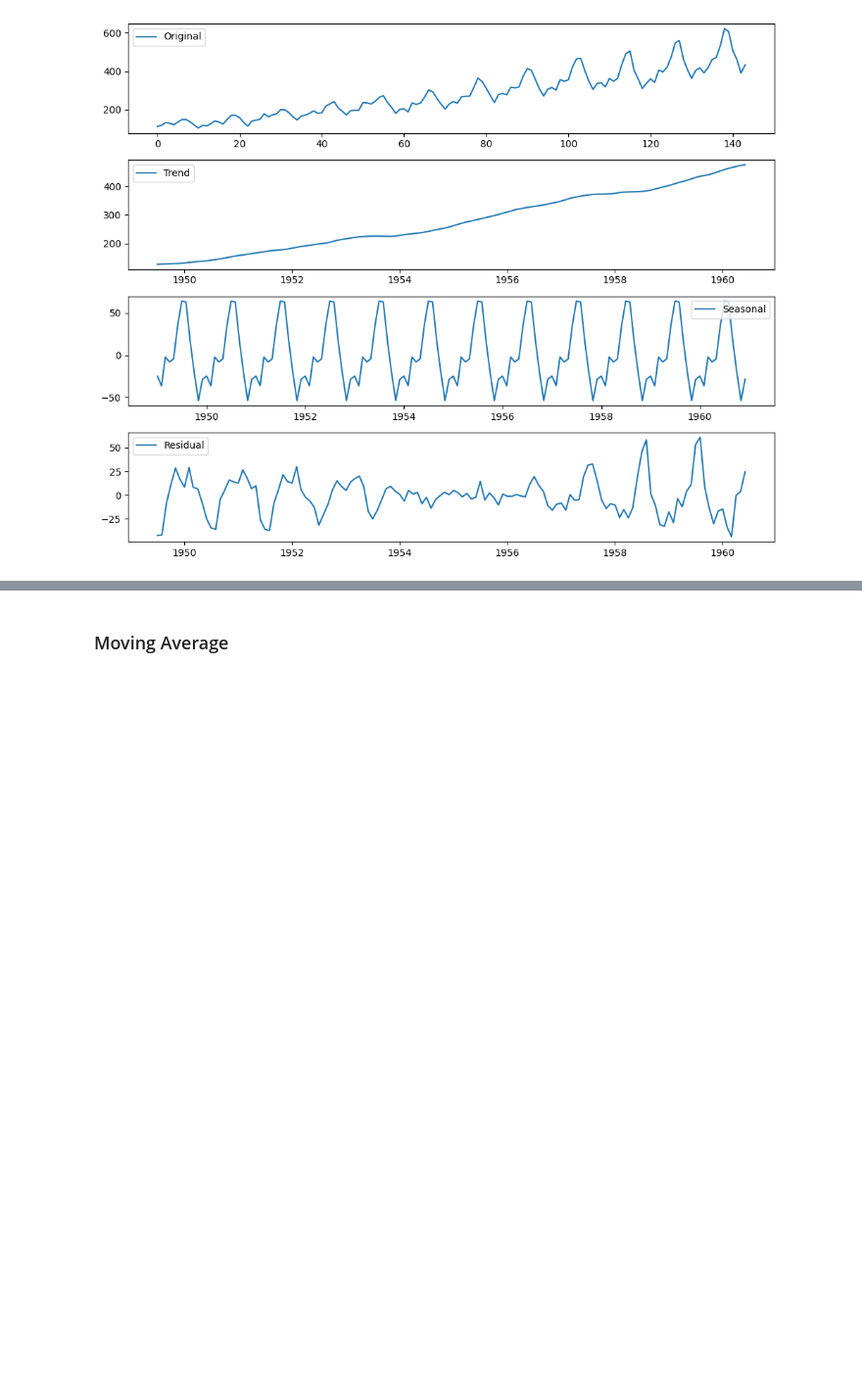
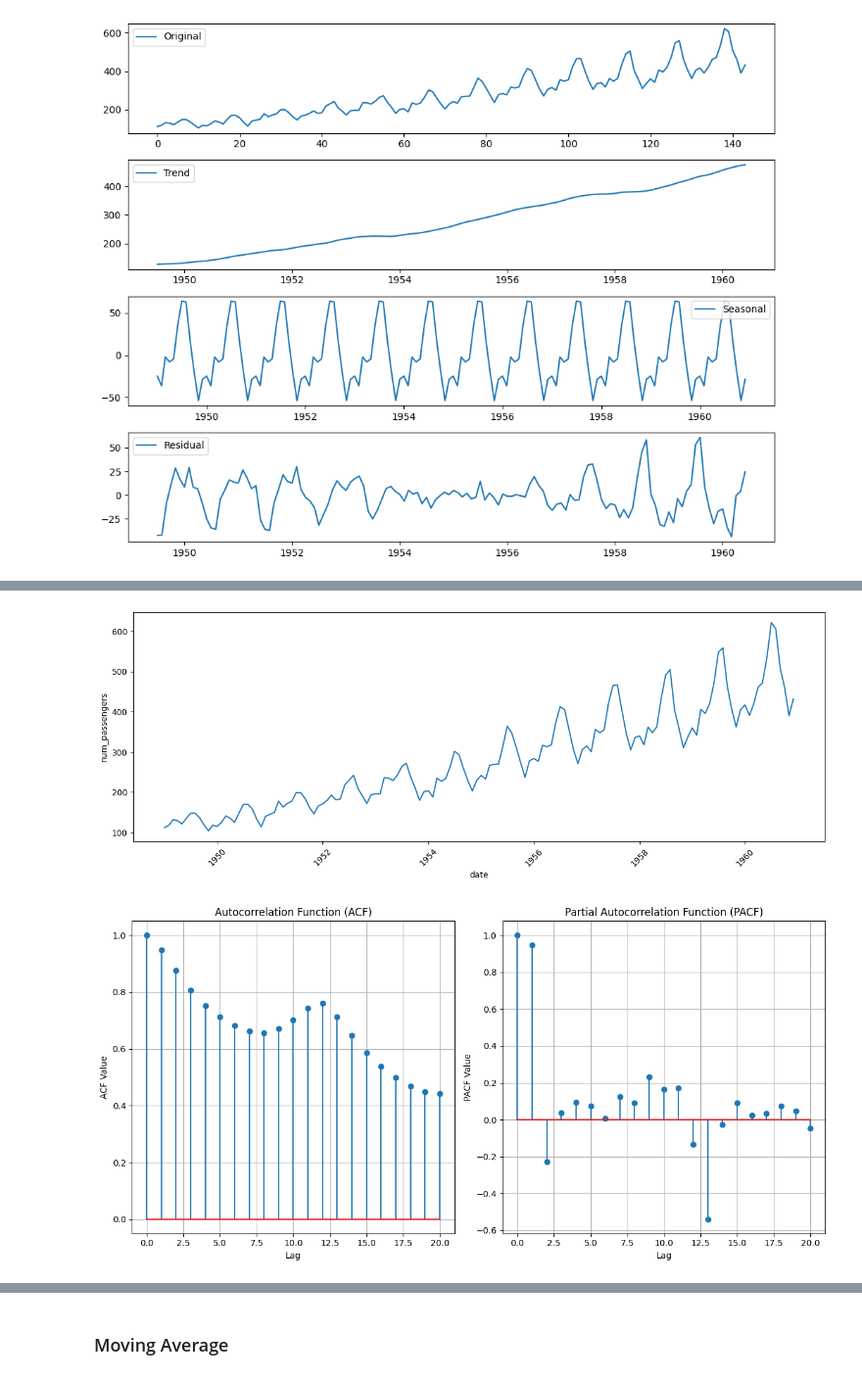
Before and after one commit to mcachosoblechero/DataHour-Intro-Time-Series, a Jupyter notebook: A-gentle-intro-to-time-series.ipynb, the cells around one changed output, grey strips where cells are left out. Shown at 98% size. Saved outputs shown, nothing was run; the diff lists cells and outputs as text; code cells hidden in the pictures; blank space fills up the shorter version.

```diff
--- a/A-gentle-intro-to-time-series.ipynb
+++ b/A-gentle-intro-to-time-series.ipynb
@@ -159,0 +271,33 @@ plt.show()
+# %%
+plot_lineplot_time_series(air_passengers, "date", "num_passengers")
+
+# Compute the Autocorrelation Function (ACF)
+acf = sm.tsa.acf(air_passengers.num_passengers.values, nlags=20, fft=False)
+
+# Compute the Partial Autocorrelation Function (PACF)
+pacf = sm.tsa.pacf(air_passengers.num_passengers.values, nlags=20, method=None)
+
+# Plot the ACF and PACF
+plt.figure(figsize=(12, 6))
+
+# Plot ACF
+plt.subplot(1, 2, 1)
+plt.stem(acf)
+plt.title("Autocorrelation Function (ACF)")
+plt.xlabel("Lag")
+plt.ylabel("ACF Value")
+plt.grid(True)
+
+# Plot PACF
+plt.subplot(1, 2, 2)
+plt.stem(pacf)
+plt.title("Partial Autocorrelation Function (PACF)")
+plt.xlabel("Lag")
+plt.ylabel("PACF Value")
+plt.grid(True)
+
+plt.tight_layout()
+plt.show()
+# %% [output]
+[figure, added]
+[figure, added]
```
Also changed, not shown: parts of 29 cells of this notebook.
